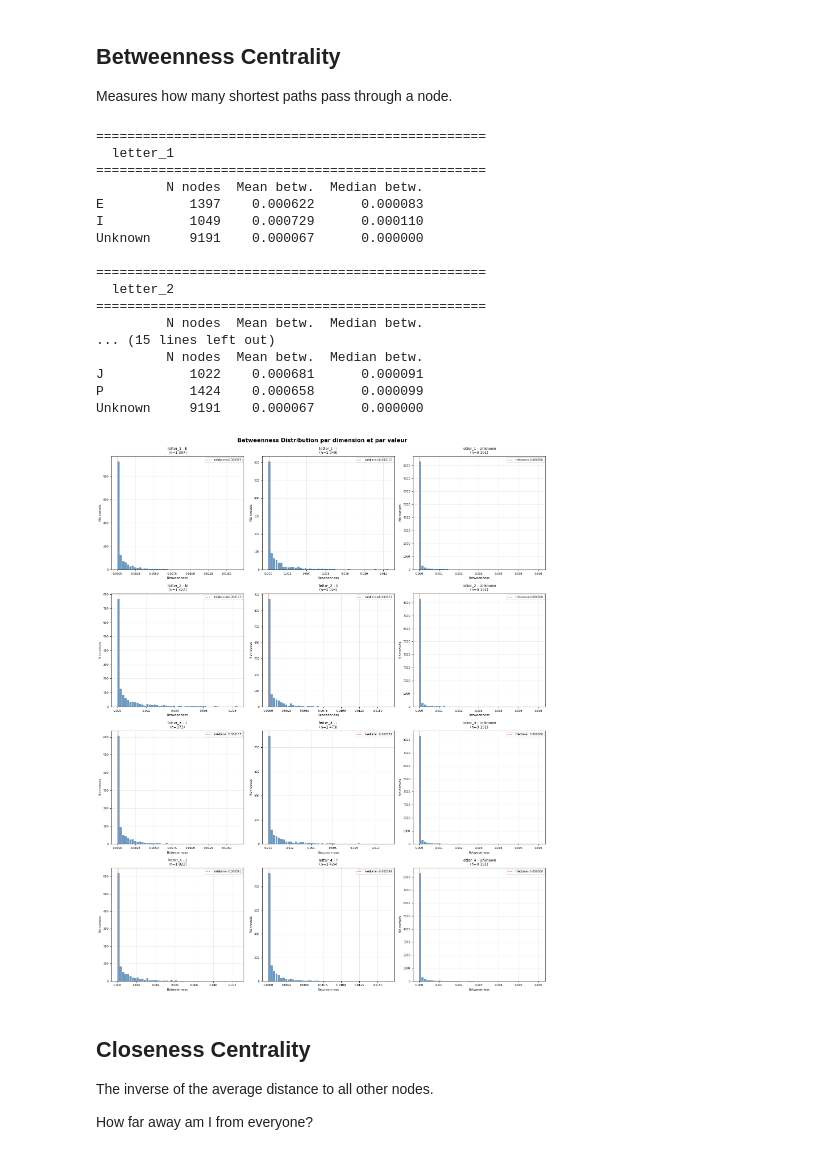
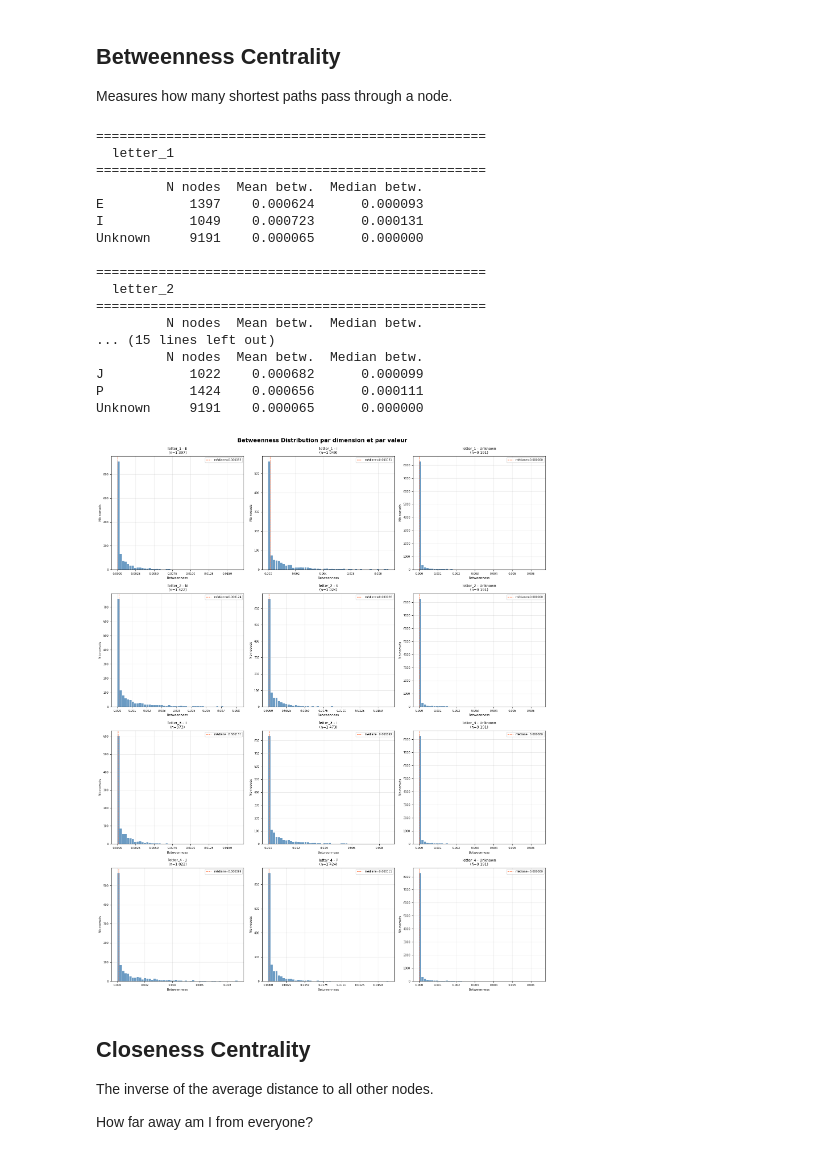
Before and after one commit to DavidGabrielPapa/TheseDeMaster, a Jupyter notebook: graph.ipynb, the cells around one changed output. Cells and saved outputs as stored; diff of their text form; code cells hidden in the pictures.

```diff
--- a/graph.ipynb
+++ b/graph.ipynb
@@ -524,7 +521,7 @@ Unknown     9191       13.211              9
 Measures how many shortest paths pass through a node.
 # %%
 # Calcul
-betweenness = nx.betweenness_centrality(G, normalized=True, k=500)
+betweenness = nx.betweenness_centrality(G, normalized=True)
 
 results_btw = {}
 for dim in DIMENSIONS :
@@ -562,40 +559,40 @@ for i, dim in enumerate(DIMENSIONS) :
         counts, bin_edges = np.histogram(vals, bins=50)
         bin_widths = bin_edges[1:] - bin_edges[:-1]
 
         ax.bar(bin_edges[:-1], counts, width=bin_widths * 0.9, color='steelblue', alpha=0.8, align='edge')
 
         ax.set_title(f"{dim} - {val}\n(n={len(nodes):,})".replace(",", " "), fontsize=9)
         ax.set_xlabel("Betweenness", fontsize=8)
         ax.set_ylabel("Nb noeuds", fontsize=8)
         ax.grid(alpha=0.3)
         ax.tick_params(labelsize=7)
 
         median_val = np.median(vals)
         ax.axvline(median_val, color='coral', linestyle='--', linewidth=1.2, label=f"médiane={median_val:.6f}")
         ax.legend(fontsize=7)
 
 plt.tight_layout()
 plt.savefig("Images/Graph/betweenness_distribution.png", dpi=150, bbox_inches='tight')
 plt.show()
 # %% [output]
 ==================================================
   letter_1
 ==================================================
          N nodes  Mean betw.  Median betw.
-E           1397    0.000622      0.000083
-I           1049    0.000729      0.000110
-Unknown     9191    0.000067      0.000000
+E           1397    0.000624      0.000093
+I           1049    0.000723      0.000131
+Unknown     9191    0.000065      0.000000
 
 ==================================================
   letter_2
 ==================================================
          N nodes  Mean betw.  Median betw.
 ... (15 lines left out)
          N nodes  Mean betw.  Median betw.
-J           1022    0.000681      0.000091
-P           1424    0.000658      0.000099
-Unknown     9191    0.000067      0.000000
+J           1022    0.000682      0.000099
+P           1424    0.000656      0.000111
+Unknown     9191    0.000065      0.000000
-[figure, old version]
+[figure, new version]
 # %% [markdown]
 ## Closeness Centrality
 
```
Also changed, not shown: parts of 6 cells of this notebook, 7 other files.
